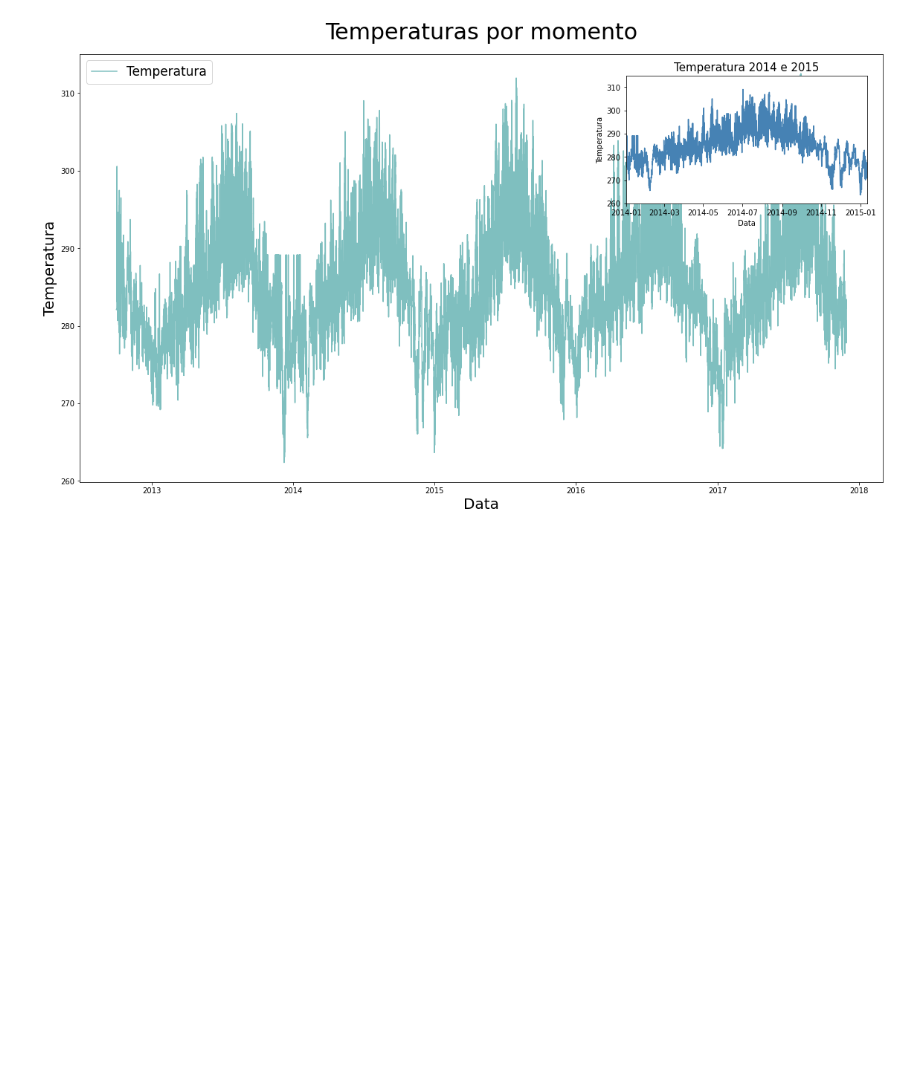
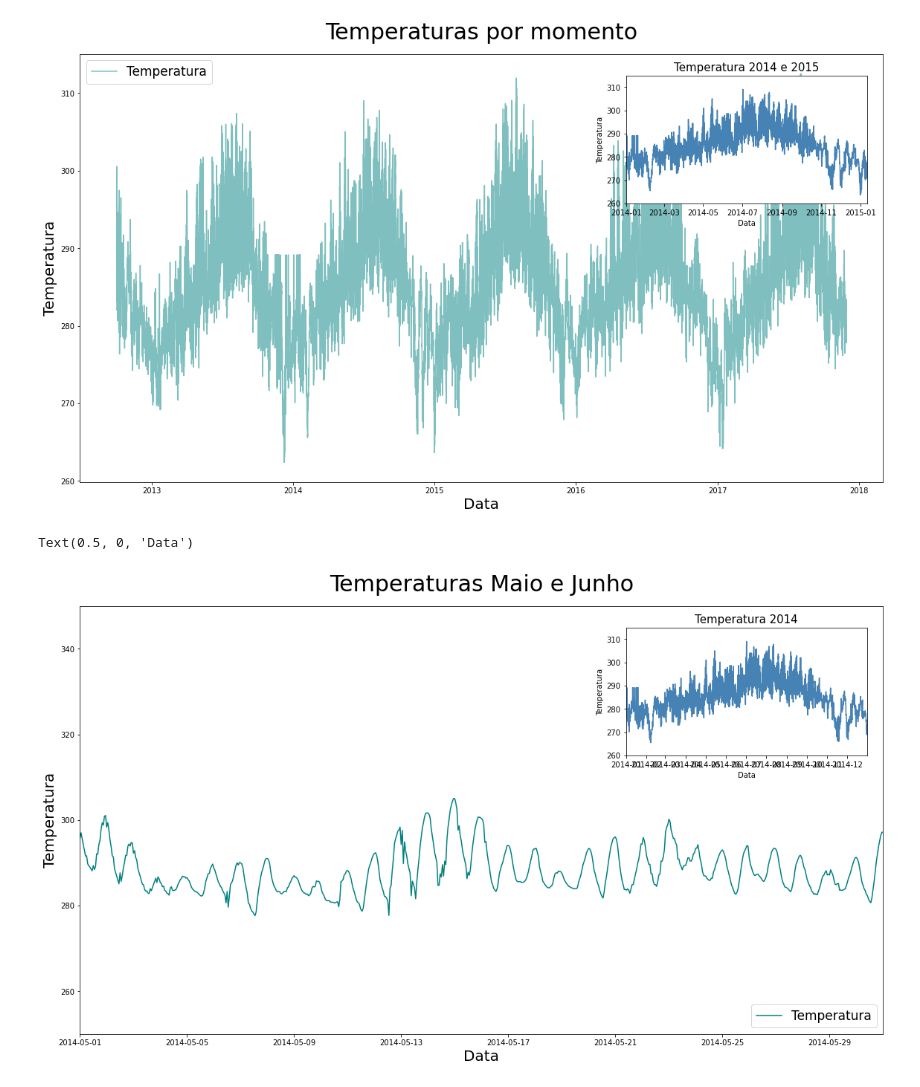
Before and after one commit to Marcus-Bernard0/data_science_alura, a Jupyter notebook: 10 - Visualização com matplotlib/Projeto.ipynb, the cells around one changed output. Saved outputs shown, nothing was run; the diff lists cells and outputs as text; code cells hidden in the pictures; blank space fills up the shorter version.

Commit message:
filtrando exibição nos dados

```diff
--- a/10 - Visualização com matplotlib/Projeto.ipynb
+++ b/10 - Visualização com matplotlib/Projeto.ipynb
@@ -170,19 +170,24 @@ eixo_2.set_xlabel("Data", {'fontsize': '10'})
 Text(0.5, 0, 'Data')
 [figure]
 # %%
-#Filtrando anos
+#Analisando mês de maio
 fig = plt.figure(figsize=(15, 8))
 eixo = fig.add_axes([0, 0, 1, 1])
-eixo_2 = fig.add_axes([0.7,0.65,0.3,0.3])
+eixo_2 = fig.add_axes([0.68,0.65,0.3,0.3])
 
-eixo.plot(df['data'], df['temperatura'], color = 'teal', alpha = 0.5)
-eixo.set_title("Temperaturas por momento", {'fontsize': '30',}, pad=20)
-eixo.legend(['Temperatura'], loc='best', fontsize='17')
+eixo.plot(df['data'], df['temperatura'], color = 'teal')
+eixo.set_xlim(datetime.datetime(2014,5,1),datetime.datetime(2014,5,31))
+eixo.set_ylim(250,350) #setando label y
+eixo.set_title("Temperaturas Maio e Junho", {'fontsize': '30',}, pad=20)
+eixo.legend(['Temperatura'], loc='lower right', fontsize='17')
 eixo.set_ylabel("Temperatura", {'fontsize': '20'})
 eixo.set_xlabel("Data", {'fontsize': '20'})
 
-
-eixo_2.plot(df['data'], df['temperatura'], color = 'crimson', alpha = 0.5)
-eixo_2.set_title('Temperatura no momento', fontsize=15)
+eixo_2.plot(df['data'], df['temperatura'], color = 'steelblue')
+eixo_2.set_xlim(datetime.datetime(2014,1,1),datetime.datetime(2014,12,31))
+eixo_2.set_title('Temperatura 2014', fontsize=15)
 eixo_2.set_ylabel("Temperatura", {'fontsize': '10'})
 eixo_2.set_xlabel("Data", {'fontsize': '10'})
+# %% [output]
+Text(0.5, 0, 'Data')
+[figure, added]
```
Also changed, not shown: parts of 1 cell of this notebook.
